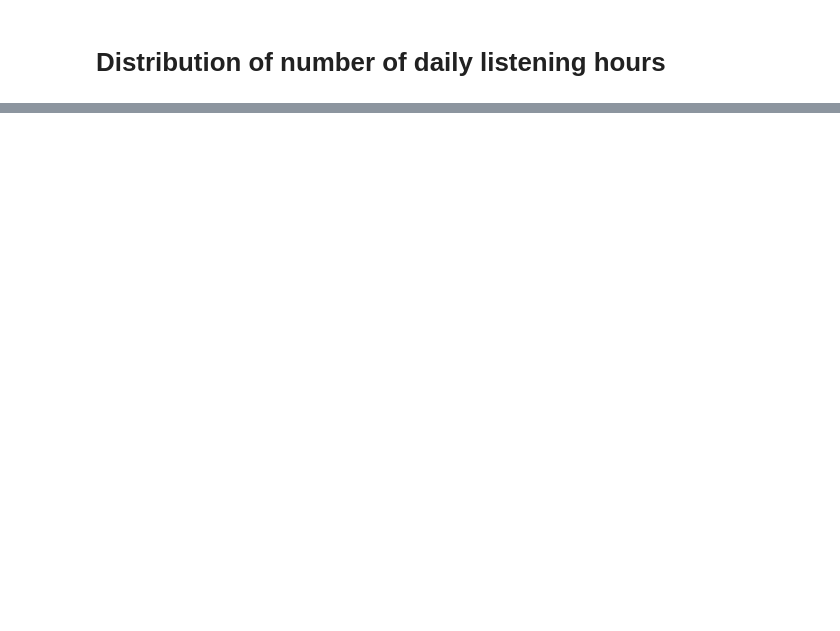
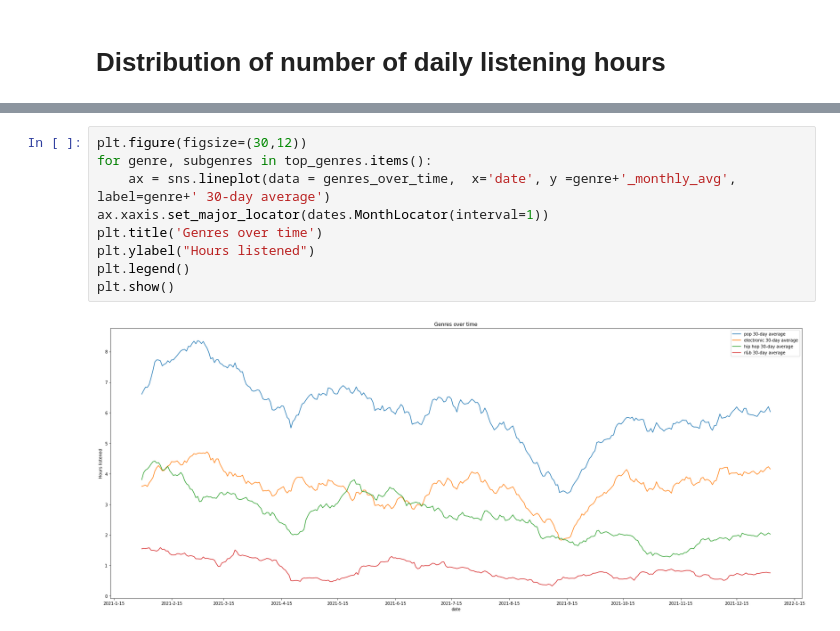
Before and after one commit to jonathanyin12/spotify-analysis, a Jupyter notebook: listening_history.ipynb, the cells around one changed output, grey strips where cells are left out. Cells and saved outputs as stored; diff of their text form; blank space fills up the shorter version.

```diff
--- a/listening_history.ipynb
+++ b/listening_history.ipynb
@@ -304,0 +352,11 @@ plt.show()
+# %%
+plt.figure(figsize=(30,12))
+for genre, subgenres in top_genres.items():
+    ax = sns.lineplot(data = genres_over_time,  x='date', y =genre+'_monthly_avg', label=genre+' 30-day average')
+ax.xaxis.set_major_locator(dates.MonthLocator(interval=1))
+plt.title('Genres over time')
+plt.ylabel("Hours listened")
+plt.legend()
+plt.show()
+# %% [output]
+[figure, added]
```
Also changed, not shown: parts of 9 cells of this notebook.
